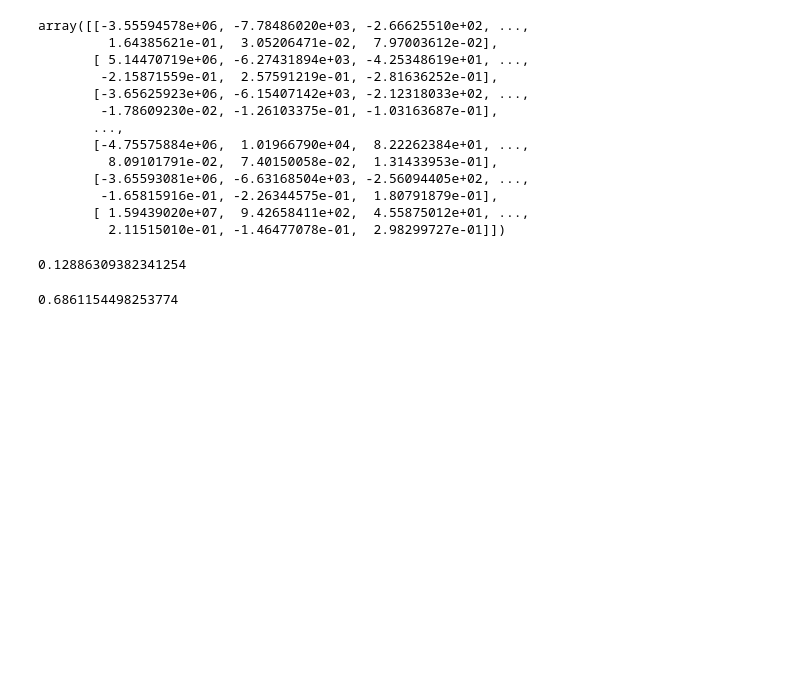
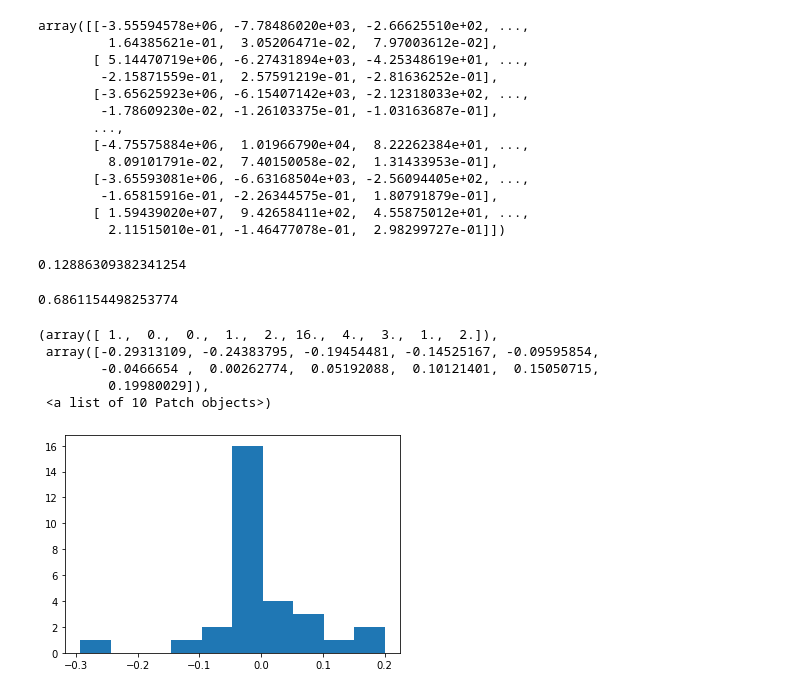
Before and after one commit to Denis-hap/pyda-9, a Jupyter notebook: Feature_Engineering_dz/14/HW_Kobe.ipynb, the cells around one changed output. Cells and saved outputs as stored; diff of their text form; code cells hidden in the pictures; blank space fills up the shorter version.

```diff
--- a/Feature_Engineering_dz/14/HW_Kobe.ipynb
+++ b/Feature_Engineering_dz/14/HW_Kobe.ipynb
@@ -193,3 +220,12 @@ reg_1.score(X_test_1, y_test_1)
 roc_auc_score( y_test_1, reg_1.predict(X_test_1))
 # %% [output]
 0.6861154498253774
+# %%
+plt.hist(reg_1.coef_.tolist())
+# %% [output]
+(array([ 1.,  0.,  0.,  1.,  2., 16.,  4.,  3.,  1.,  2.]),
+ array([-0.29313109, -0.24383795, -0.19454481, -0.14525167, -0.09595854,
+        -0.0466654 ,  0.00262774,  0.05192088,  0.10121401,  0.15050715,
+         0.19980029]),
+ <a list of 10 Patch objects>)
+[figure, added]
```
Also changed, not shown: parts of 4 cells of this notebook.
